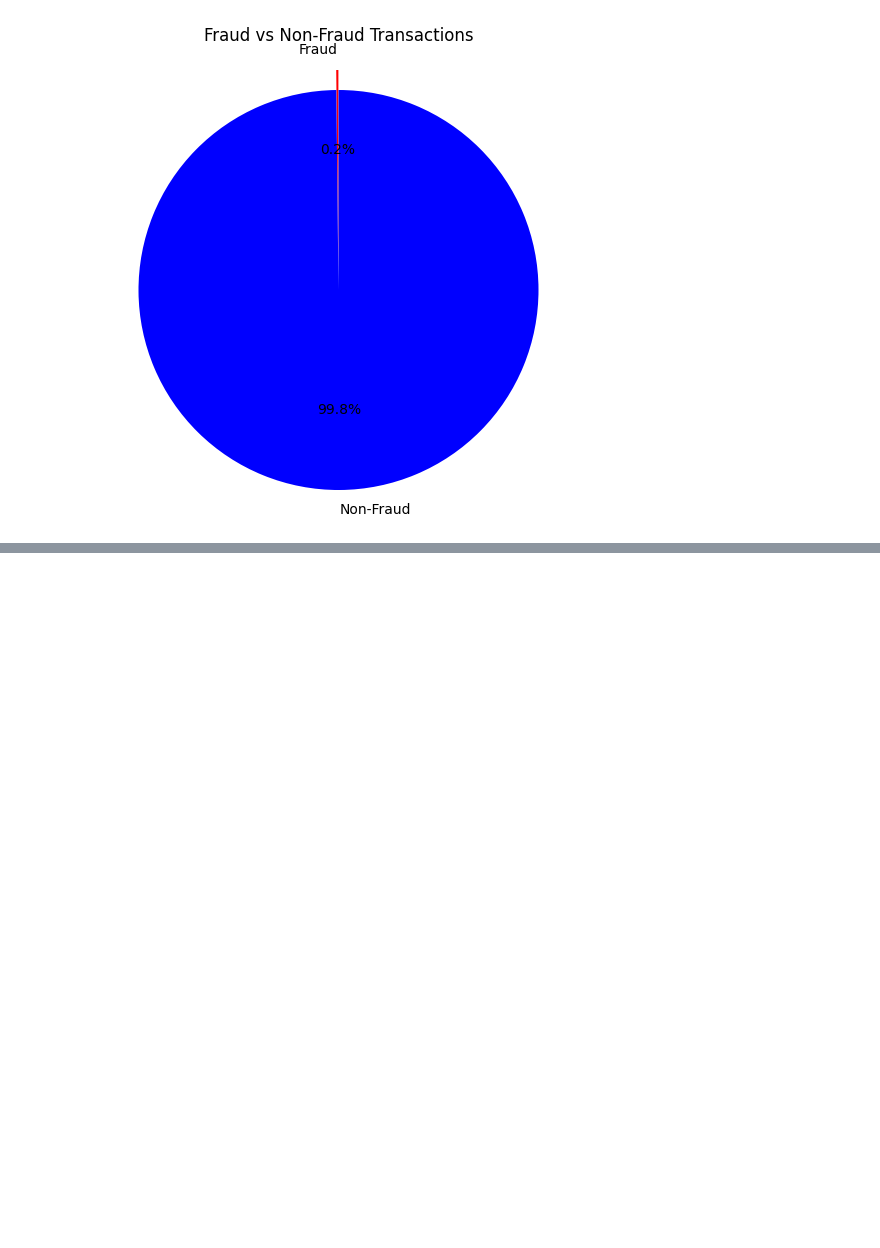
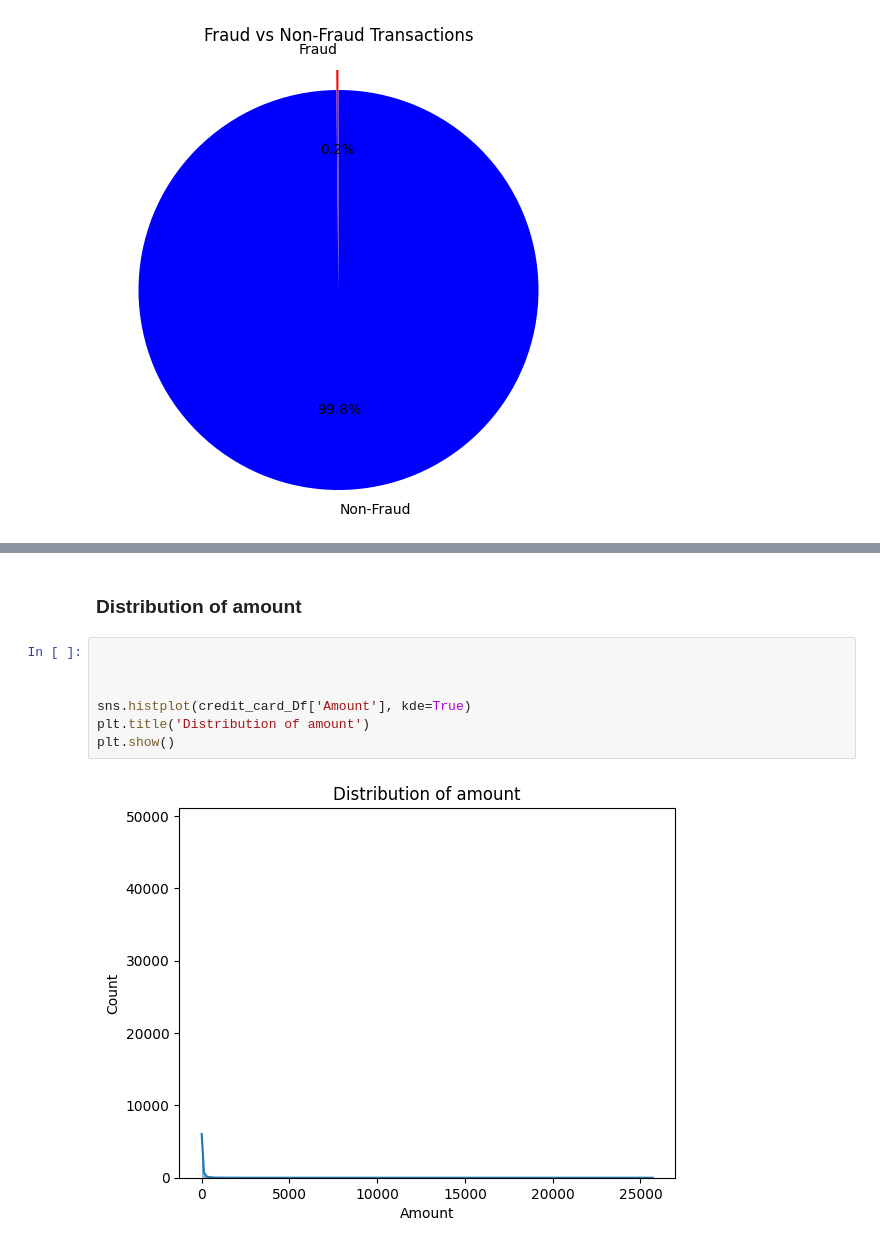
Before and after one commit to ShamindaKanchana/CreditCard_Fraud_Detection, a Jupyter notebook: creditCard_fraudDetection.ipynb, the cells around one changed output, grey strips where cells are left out. Saved outputs shown, nothing was run; the diff lists cells and outputs as text; blank space fills up the shorter version.

```diff
--- a/creditCard_fraudDetection.ipynb
+++ b/creditCard_fraudDetection.ipynb
@@ -139,0 +162,11 @@ plt.show()
+# %% [markdown]
+### Distribution of amount
+# %%
+
+
+
+sns.histplot(credit_card_Df['Amount'], kde=True)
+plt.title('Distribution of amount')
+plt.show()
+# %% [output]
+[figure, added]
```
Also changed, not shown: parts of 15 cells of this notebook.
